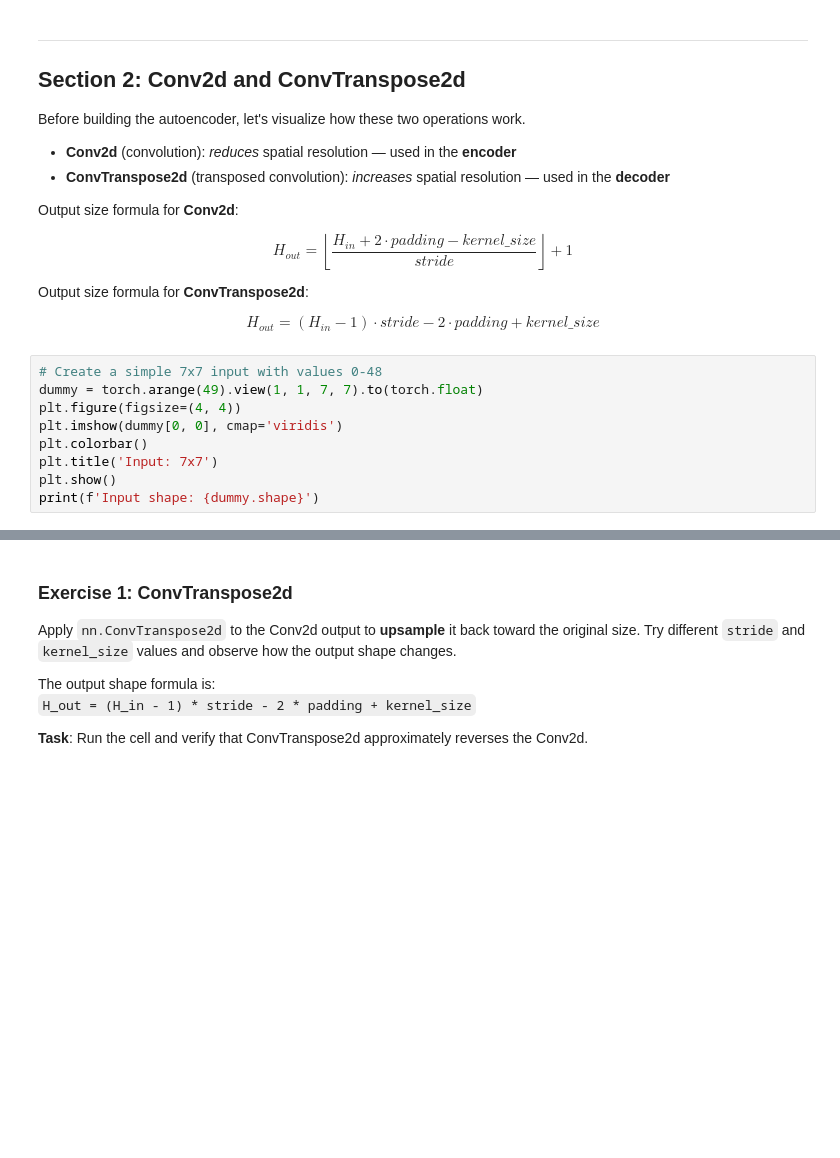
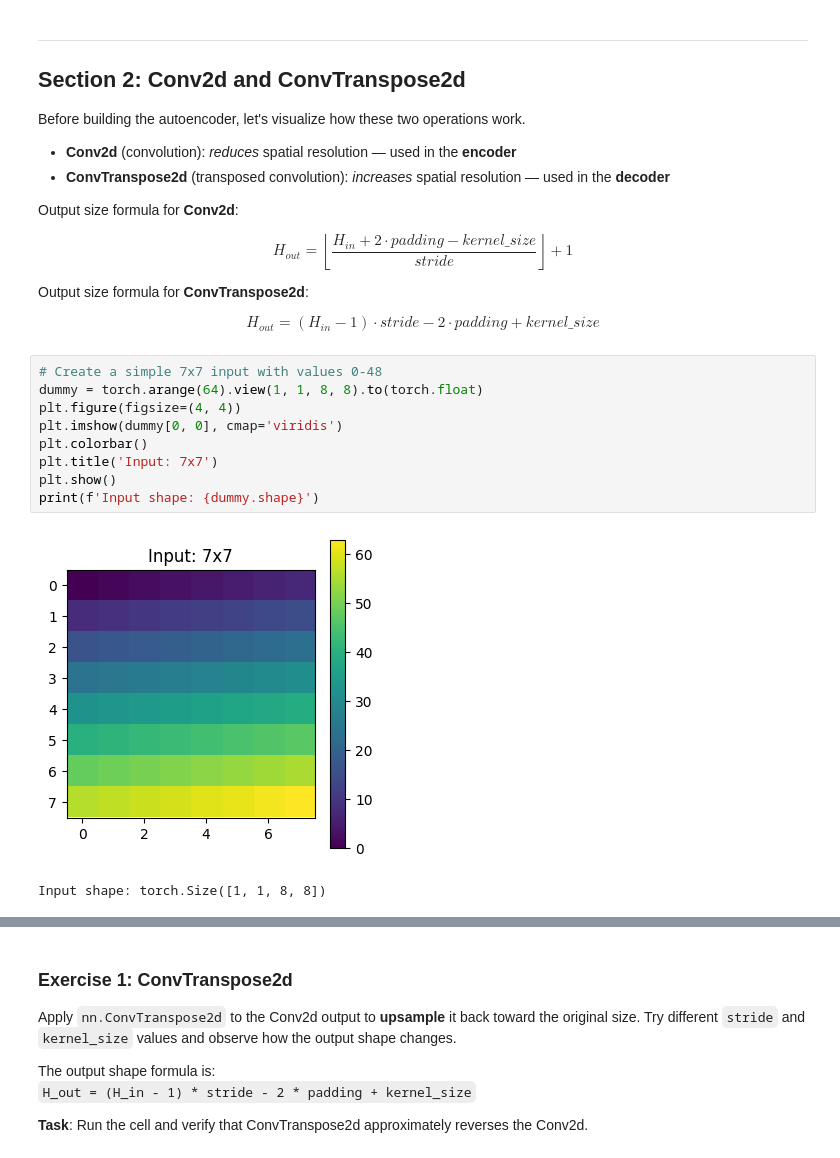
Before and after one commit to jdasam/ant5015, a Jupyter notebook: notebooks/11th_week_nsynth_autoencoder.ipynb, the cells around one changed output, grey strips where cells are left out. Saved outputs shown, nothing was run; the diff lists cells and outputs as text; blank space fills up the shorter version.

```diff
--- a/notebooks/11th_week_nsynth_autoencoder.ipynb
+++ b/notebooks/11th_week_nsynth_autoencoder.ipynb
@@ -87,13 +92,16 @@ Output size formula for **ConvTranspose2d**:
 $$H_{out} = (H_{in} - 1) \cdot stride - 2 \cdot padding + kernel\_size$$
 # %%
 # Create a simple 7x7 input with values 0-48
-dummy = torch.arange(49).view(1, 1, 7, 7).to(torch.float)
+dummy = torch.arange(64).view(1, 1, 8, 8).to(torch.float)
 plt.figure(figsize=(4, 4))
 plt.imshow(dummy[0, 0], cmap='viridis')
 plt.colorbar()
 plt.title('Input: 7x7')
 plt.show()
 print(f'Input shape: {dummy.shape}')
+# %% [output]
+[figure, added]
+Input shape: torch.Size([1, 1, 8, 8])
 # %%
 # Conv2d: downsampling
 kernel_size = 3
```
Also changed, not shown: parts of 20 cells of this notebook.
